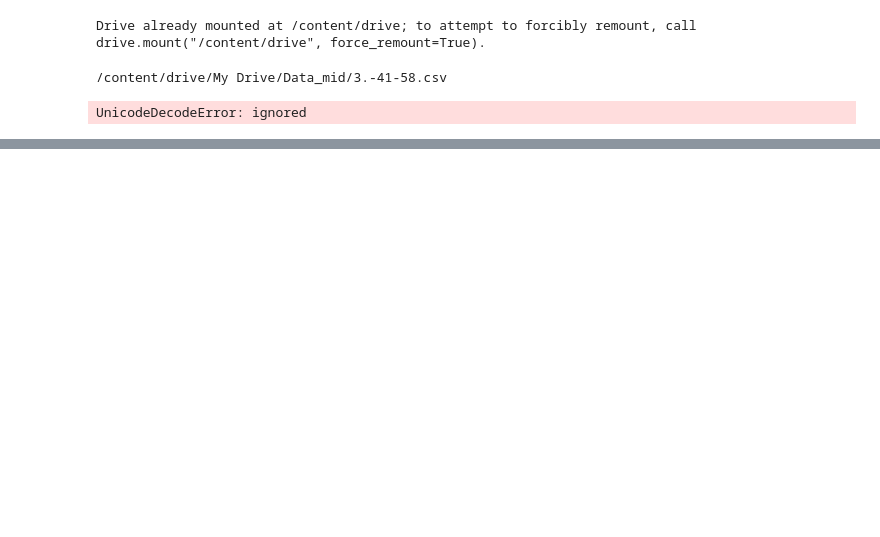
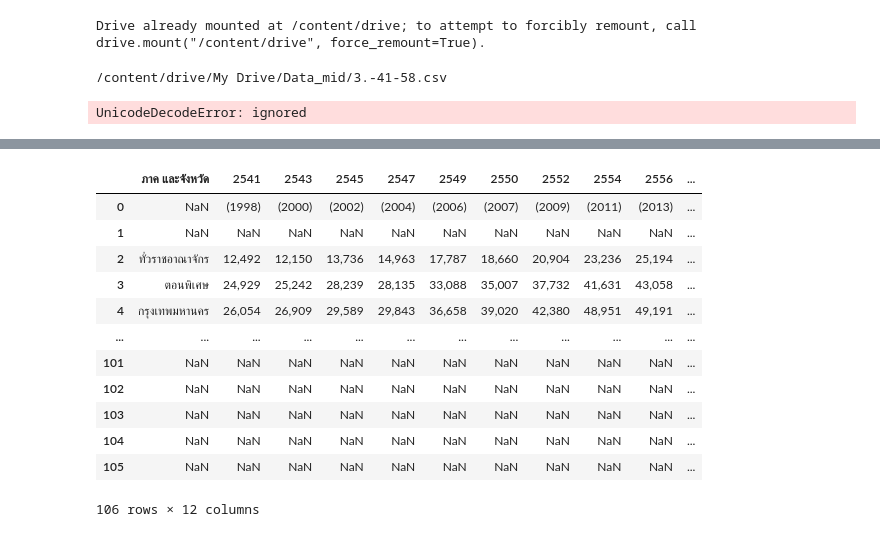
Before and after one commit to waraporn19/KKU_data_mining, a Jupyter notebook: Quiz2.ipynb, the cells around one changed output, grey strips where cells are left out. Drawn from its saved outputs; the diff is of its cells as text; code cells hidden in the pictures; blank space fills up the shorter version.

```diff
--- a/Quiz2.ipynb
+++ b/Quiz2.ipynb
@@ -23,0 +55,3 @@ UnicodeDecodeError: ignored
+# %%
+data_csv = pd.read_csv('3.-41-58.csv', encoding='iso-8859-11',header= 3)#encoding ใช้อ่านไฟล์ภาษาไทย # header กำหนดหัวตารางที่ี่ต้องการมา ว่าอยู่แถวที่เท่าไร
+data_csv.iloc[:10,:] #ดูตั้งแต่หัวตารางลงมา
@@ -23,0 +82,16 @@ UnicodeDecodeError: ignored
+# %%
+data_csv.dropna(axis=1,subset=[2])#.dropna(axis คือตัดแถวที่มี Missing ออก
+# %% [output]
+|  | ภาค และจังหวัด | 2541 | 2543 | 2545 | 2547 | 2549 | 2550 | 2552 | 2554 | 2556 | ... |
+| 0 | NaN | (1998) | (2000) | (2002) | (2004) | (2006) | (2007) | (2009) | (2011) | (2013) | ... |
+| 1 | NaN | NaN | NaN | NaN | NaN | NaN | NaN | NaN | NaN | NaN | ... |
+| 2 | ทั่วราชอาณาจักร | 12,492 | 12,150 | 13,736 | 14,963 | 17,787 | 18,660 | 20,904 | 23,236 | 25,194 | ... |
+| 3 | ตอนพิเศษ | 24,929 | 25,242 | 28,239 | 28,135 | 33,088 | 35,007 | 37,732 | 41,631 | 43,058 | ... |
+| 4 | กรุงเทพมหานคร | 26,054 | 26,909 | 29,589 | 29,843 | 36,658 | 39,020 | 42,380 | 48,951 | 49,191 | ... |
+| ... | ... | ... | ... | ... | ... | ... | ... | ... | ... | ... | ... |
+| 101 | NaN | NaN | NaN | NaN | NaN | NaN | NaN | NaN | NaN | NaN | ... |
+| 102 | NaN | NaN | NaN | NaN | NaN | NaN | NaN | NaN | NaN | NaN | ... |
+| 103 | NaN | NaN | NaN | NaN | NaN | NaN | NaN | NaN | NaN | NaN | ... |
+| 104 | NaN | NaN | NaN | NaN | NaN | NaN | NaN | NaN | NaN | NaN | ... |
+| 105 | NaN | NaN | NaN | NaN | NaN | NaN | NaN | NaN | NaN | NaN | ... |
+106 rows × 12 columns
```
Also changed, not shown: parts of 9 cells of this notebook.
